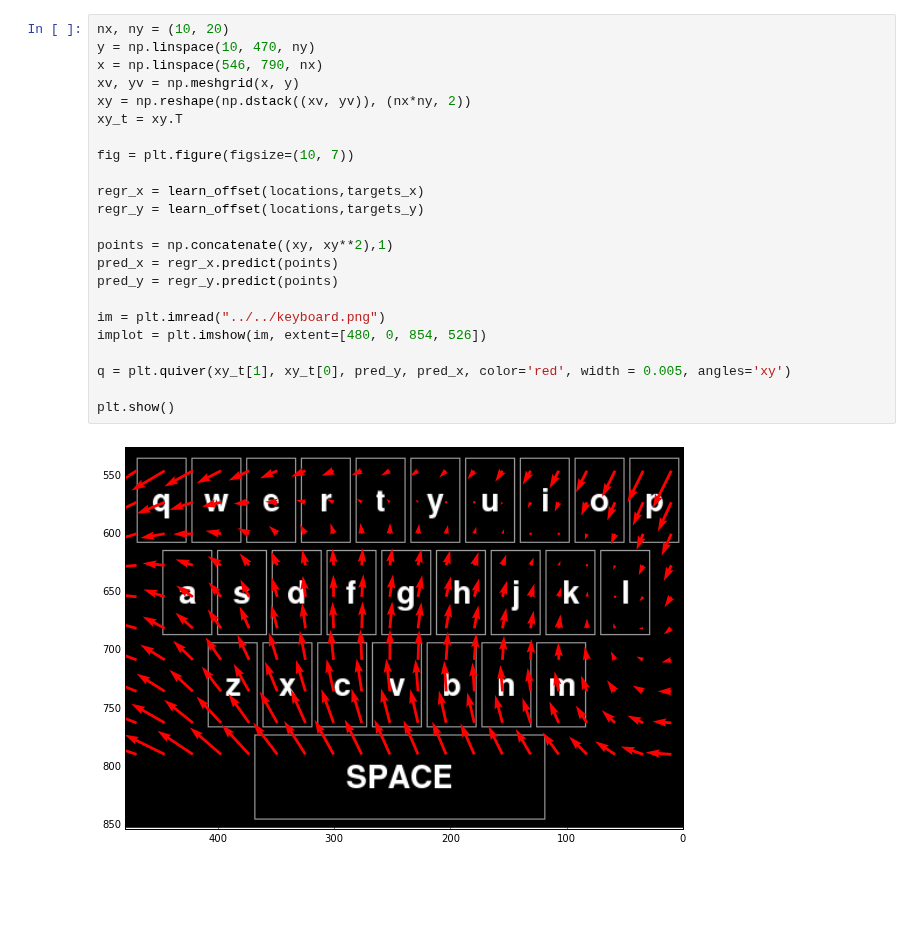
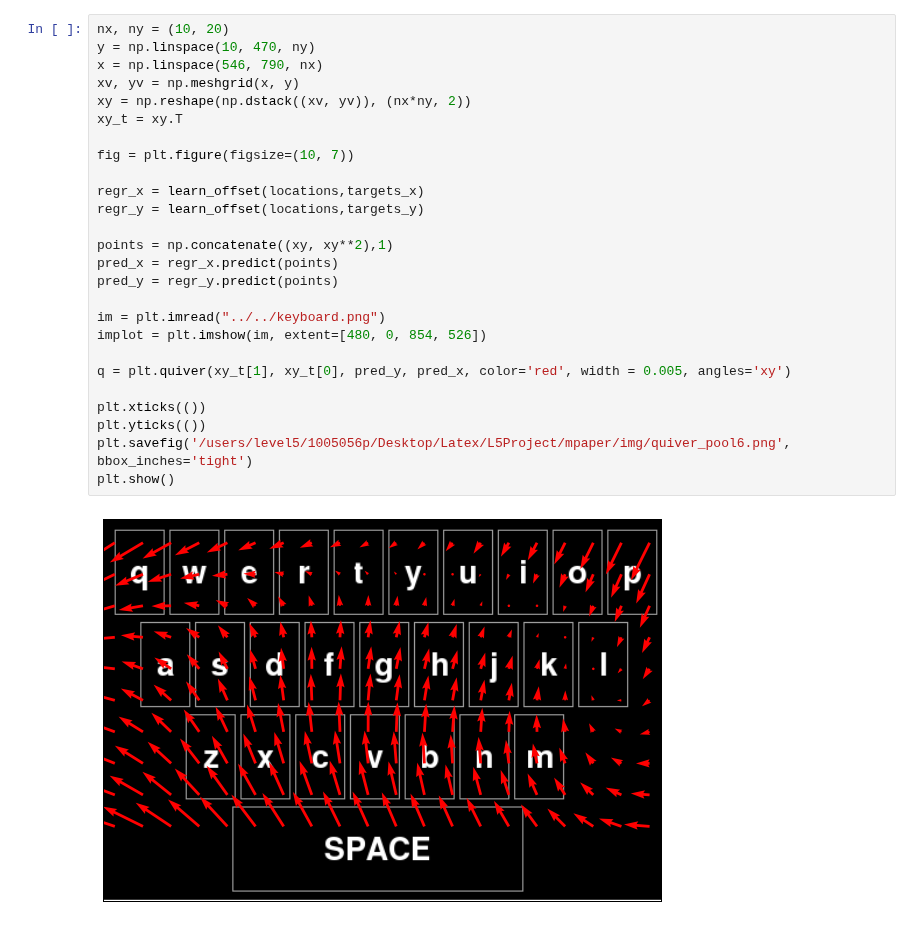
Before and after one commit to Vorte/Level5Project, a Jupyter notebook: notebooks/offsets/Pooled.ipynb, the cells around one changed output. Cells and saved outputs as stored; diff of their text form; blank space fills up the shorter version.

```diff
--- a/notebooks/offsets/Pooled.ipynb
+++ b/notebooks/offsets/Pooled.ipynb
@@ -87,25 +89,28 @@ plt.show()
 # %%
 nx, ny = (10, 20)
 y = np.linspace(10, 470, ny)
 x = np.linspace(546, 790, nx)
 xv, yv = np.meshgrid(x, y)
 xy = np.reshape(np.dstack((xv, yv)), (nx*ny, 2))
 xy_t = xy.T
 
 fig = plt.figure(figsize=(10, 7))
 
 regr_x = learn_offset(locations,targets_x)
 regr_y = learn_offset(locations,targets_y)
 
 points = np.concatenate((xy, xy**2),1)
 pred_x = regr_x.predict(points)
 pred_y = regr_y.predict(points)
 
 im = plt.imread("../../keyboard.png")
 implot = plt.imshow(im, extent=[480, 0, 854, 526])
 
 q = plt.quiver(xy_t[1], xy_t[0], pred_y, pred_x, color='red', width = 0.005, angles='xy')
 
+plt.xticks(())
+plt.yticks(())
+plt.savefig('/users/level5/1005056p/Desktop/Latex/L5Project/mpaper/img/quiver_pool6.png', bbox_inches='tight')
 plt.show()
 # %% [output]
-[figure, old version]
+[figure, new version]
```
Also changed, not shown: parts of 2 cells of this notebook, 3 other files.
